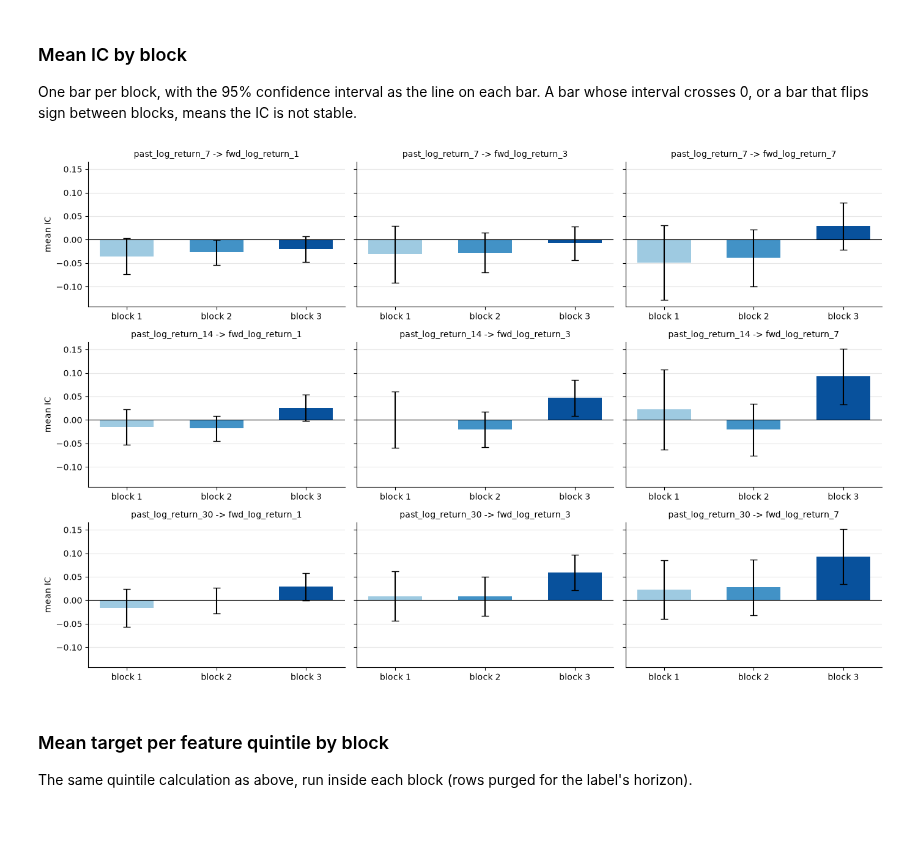
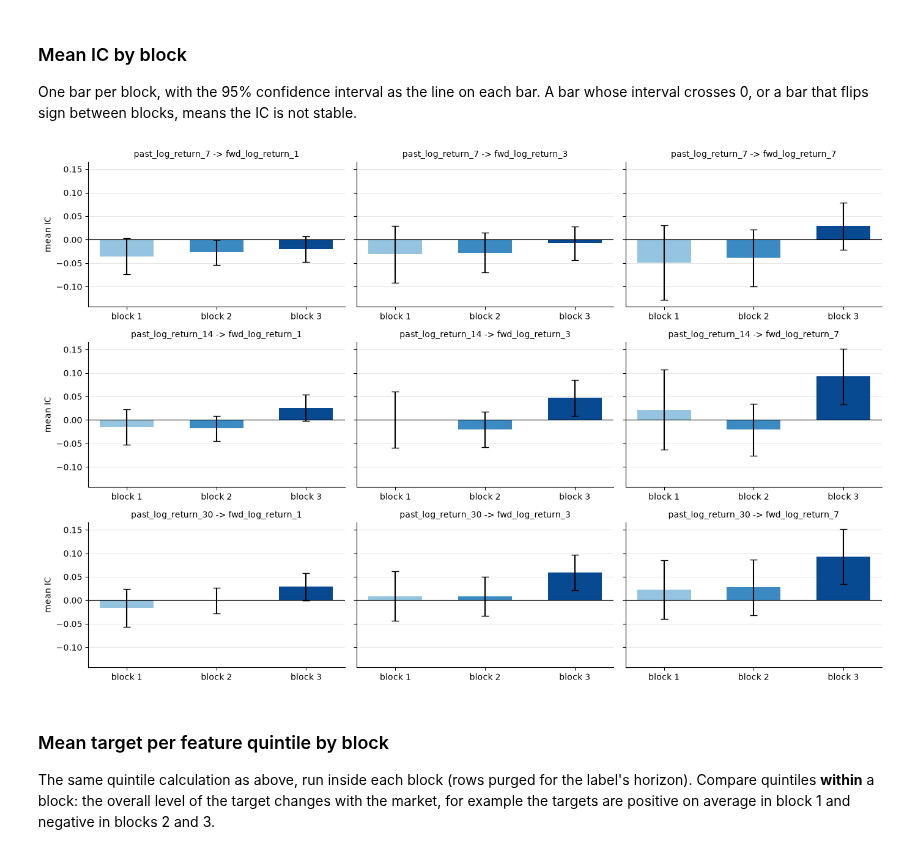
Before and after one commit to kumandgo369/wh_research, a Jupyter notebook: notebooks/case_study_1/4_feature_evaluation.ipynb, the cells around one changed output. Saved outputs shown, nothing was run; the diff lists cells and outputs as text; code cells hidden in the pictures; blank space fills up the shorter version.

```diff
--- a/notebooks/case_study_1/4_feature_evaluation.ipynb
+++ b/notebooks/case_study_1/4_feature_evaluation.ipynb
@@ -195,21 +146,21 @@ A row stays in a block only if its label ends before the block ends (`fwd_end_ti
 # %%
-# the block boundaries, the same dates as in 2_determining_cv_folds
-FOLD1_EVAL_START = pd.Timestamp("2024-03-25", tz="UTC")
-FOLD2_EVAL_START = pd.Timestamp("2024-12-23", tz="UTC")
-HOLDOUT_START = pd.Timestamp("2025-09-22", tz="UTC")
+universe_path = PROJECT_ROOT/"data/hyperliquid/case_study_data/universe_1d_min_mdv_2m_exit_1m_280323_171026.parquet"
+universe_days = pd.read_parquet(universe_path, columns=["open_time", "in_universe"])
 
-# the first day in the data
-FIRST_DAY = df["open_time"].min()
+holdout_start = find_holdout_start(universe_days)
+fold1_eval_start, fold2_eval_start = find_fold_starts(universe_days, holdout_start)
 
 # each block runs from its start (included) to its end (not included)
-folds = {
-    "block 1": (FIRST_DAY, FOLD1_EVAL_START),
-    "block 2": (FOLD1_EVAL_START, FOLD2_EVAL_START),
-    "block 3": (FOLD2_EVAL_START, HOLDOUT_START),
+blocks = {
+    "block 1": (df["open_time"].min(), fold1_eval_start),
+    "block 2": (fold1_eval_start, fold2_eval_start),
+    "block 3": (fold2_eval_start, holdout_start),
 }
 
-for name, (start, end) in folds.items():
-    # the rows of this block, before the label purge
+# the pre-holdout data must end before the holdout starts
+assert df["open_time"].max() < holdout_start
+
+for name, (start, end) in blocks.items():
     block = df[(df["open_time"] >= start) & (df["open_time"] < end)]
     print(f"{name}: {start.date()} to {end.date()}, {block['open_time'].nunique()} days, {len(block)} rows")
 # %% [output]
@@ -274,0 +174,4 @@ fold_summary
+# %%
+block_table = ic_by_block(df, blocks, features, labels, min_symbols=MIN_SYMBOLS)
+
+block_table.round(4)
@@ -276,42 +198,12 @@ fold_summary
 ### Mean IC by block
 
 One bar per block, with the 95% confidence interval as the line on each bar. A bar whose interval crosses 0, or a bar that flips sign between blocks, means the IC is not stable.
-# %%
-# one chart per feature (row) and label (column), all on the same y-axis so the sizes can be compared
-fig, axes = plt.subplots(len(features), len(labels), figsize=(14, 9), sharey=True)
-
-# the summary as a plain table, so we can pick the rows of one pair
-table = fold_summary.reset_index()
-
-# one shade of blue per block, from light (oldest) to dark (newest)
-colors = ["#9ecae1", "#4292c6", "#08519c"]
-
-for i, feature in enumerate(features):
-    for j, label in enumerate(labels):
-        # the chart for this pair and its three blocks
-        ax = axes[i, j]
-        pair = table[(table["feature"] == feature) & (table["label"] == label)].set_index("fold")
-        # the distance from the mean IC to each end of its confidence interval
-        error = [pair["mean_ic"] - pair["ci_low"], pair["ci_high"] - pair["mean_ic"]]
-        # one bar per block: the mean IC, with its confidence interval
-        ax.bar(pair.index, pair["mean_ic"], yerr=error, capsize=4, width=0.6, color=colors)
-        # a line at 0 so positive and negative are easy to see
-        ax.axhline(0, color="black", linewidth=0.8)
-        # title: which feature and which label
-        ax.set_title(f"{feature} -> {label}", fontsize=10)
-        # light horizontal grid behind the bars, no box on the top and right
-        ax.grid(axis="y", alpha=0.3)
-        ax.set_axisbelow(True)
-        ax.spines[["top", "right"]].set_visible(False)
-        # axis name only on the left charts
-        if j == 0:
-            ax.set_ylabel("mean IC")
-
-plt.tight_layout()
-plt.show()
-# %% [output]
-[figure, removed]
+# %%
+plot_mean_ic_by_block(block_table)
+plt.show()
+# %% [output]
+[figure, added]
 # %% [markdown]
 ### Mean target per feature quintile by block
 
-The same quintile calculation as above, run inside each block (rows purged for the label's horizon).
+The same quintile calculation as above, run inside each block (rows purged for the label's horizon). Compare quintiles **within** a block: the overall level of the target changes with the market, for example the targets are positive on average in block 1 and negative in blocks 2 and 3.
```
Also changed, not shown: parts of 37 cells of this notebook, 21 other files.
